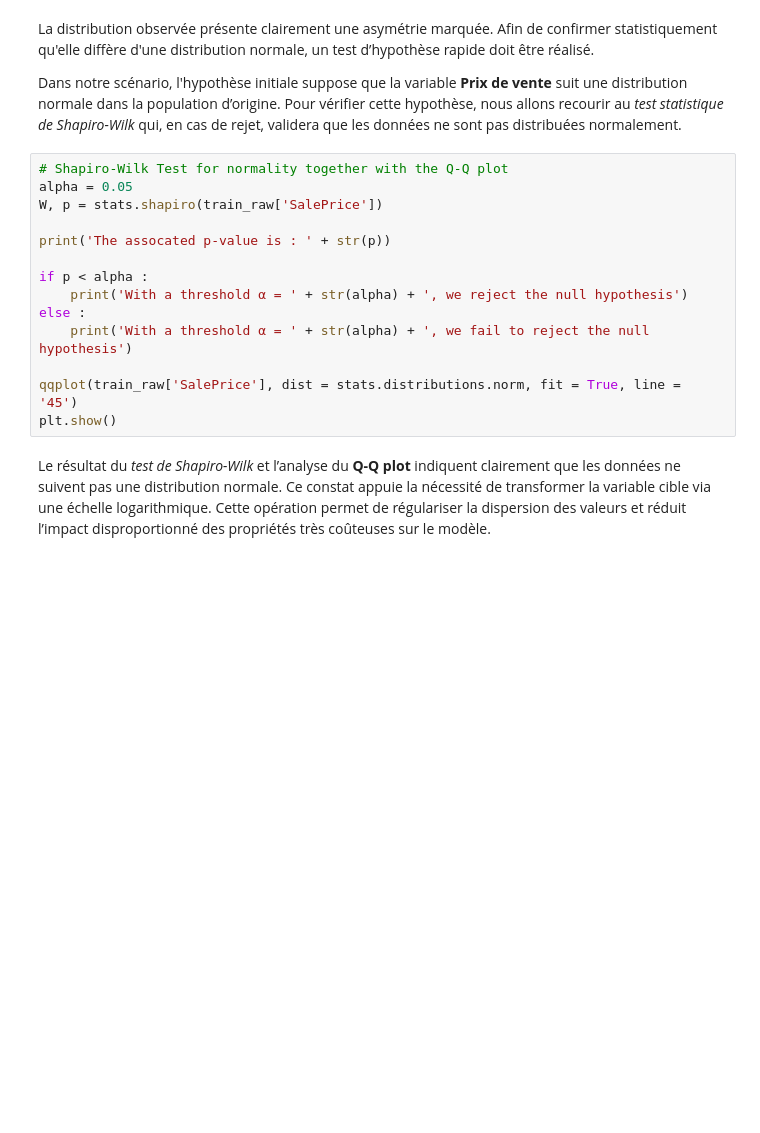
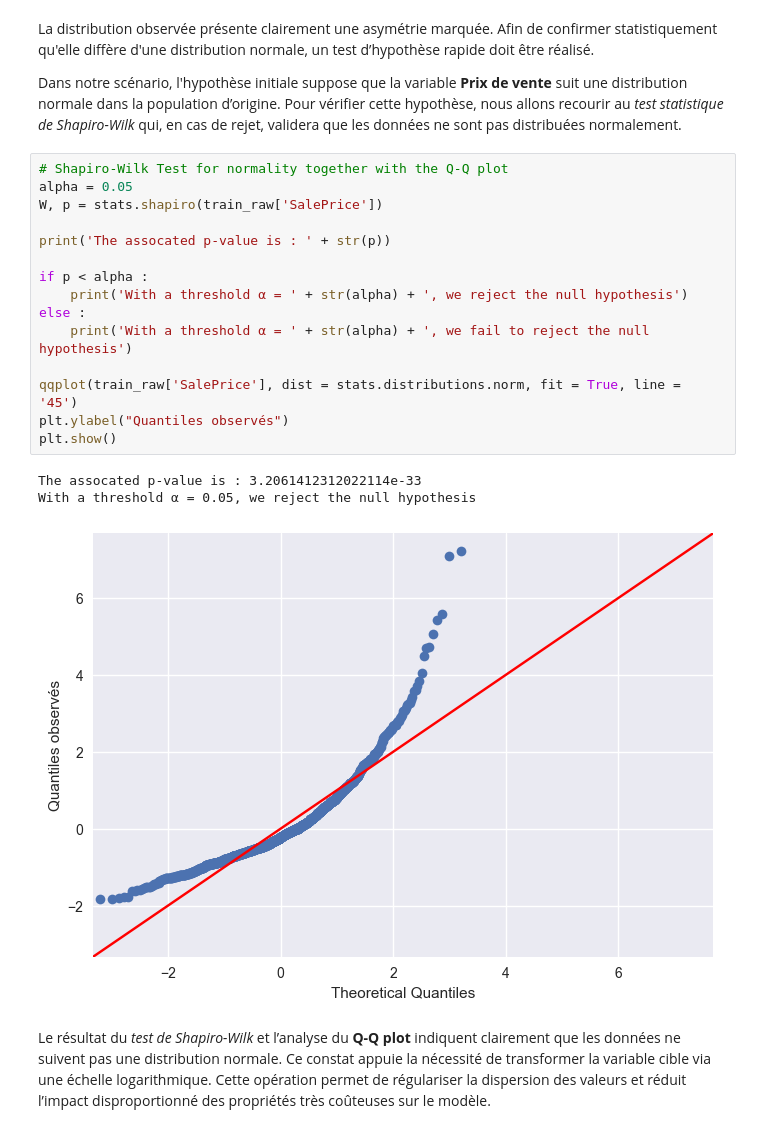
Before and after one commit to cutiips/OverfittingRepo, a Jupyter notebook: new-hope_cutiips.ipynb, the cells around one changed output. Drawn from its saved outputs; the diff is of its cells as text; blank space fills up the shorter version.

```diff
--- a/new-hope_cutiips.ipynb
+++ b/new-hope_cutiips.ipynb
@@ -192,17 +201,22 @@ Dans notre scénario, l'hypothèse initiale suppose que la variable **Prix de ve
 # %%
 # Shapiro-Wilk Test for normality together with the Q-Q plot
 alpha = 0.05
 W, p = stats.shapiro(train_raw['SalePrice'])
 
 print('The assocated p-value is : ' + str(p))
 
 if p < alpha :
     print('With a threshold α = ' + str(alpha) + ', we reject the null hypothesis')
 else :
     print('With a threshold α = ' + str(alpha) + ', we fail to reject the null hypothesis')
 
 qqplot(train_raw['SalePrice'], dist = stats.distributions.norm, fit = True, line = '45')
+plt.ylabel("Quantiles observés")
 plt.show()
+# %% [output]
+The assocated p-value is : 3.2061412312022114e-33
+With a threshold α = 0.05, we reject the null hypothesis
+[figure, added]
 # %% [markdown]
 Le résultat du *test de Shapiro-Wilk* et l’analyse du **Q-Q plot** indiquent clairement que les données ne suivent pas une distribution normale. Ce constat appuie la nécessité de transformer la variable cible via une échelle logarithmique. Cette opération permet de régulariser la dispersion des valeurs et réduit l’impact disproportionné des propriétés très coûteuses sur le modèle.
 # %% [markdown]
```
Also changed, not shown: parts of 8 cells of this notebook.
